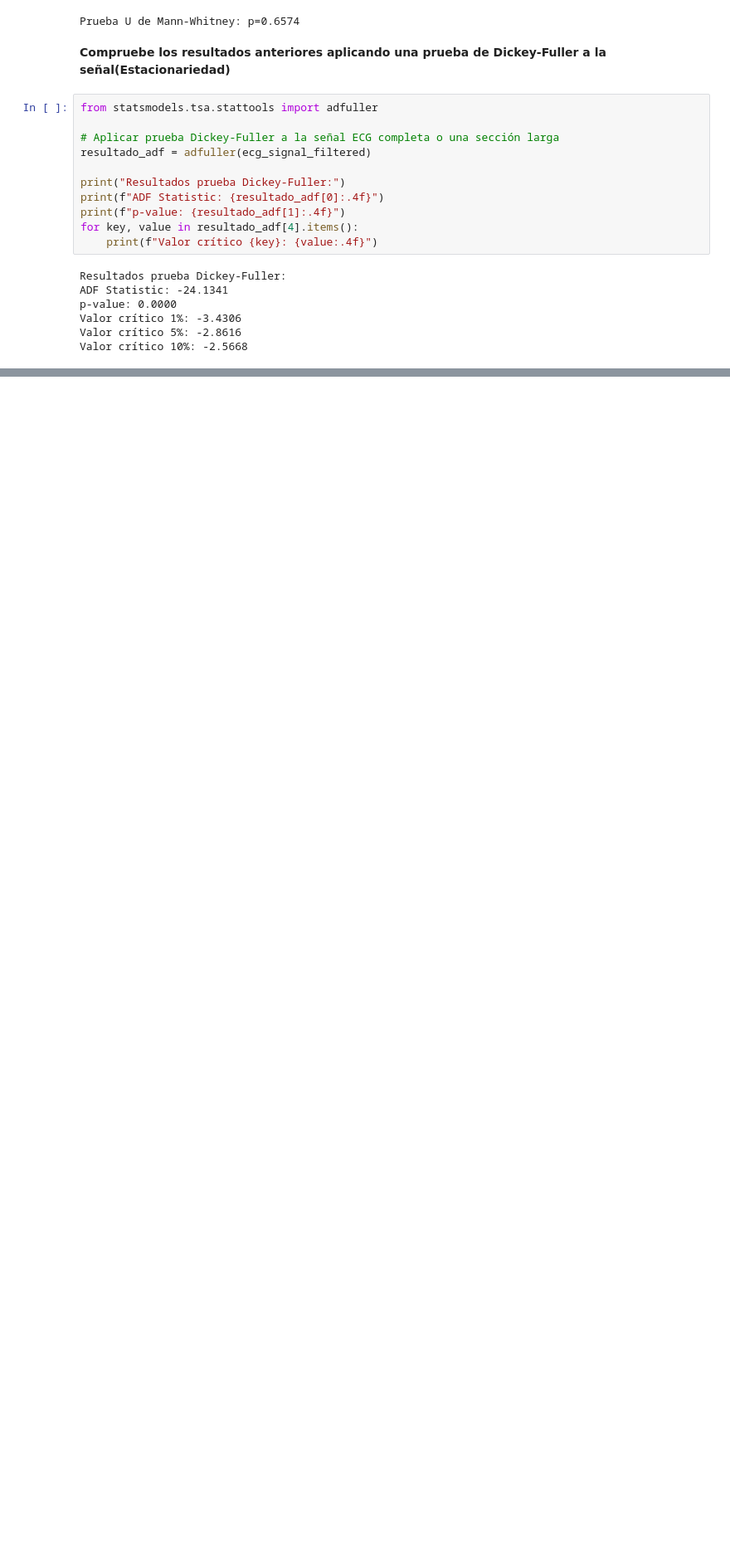
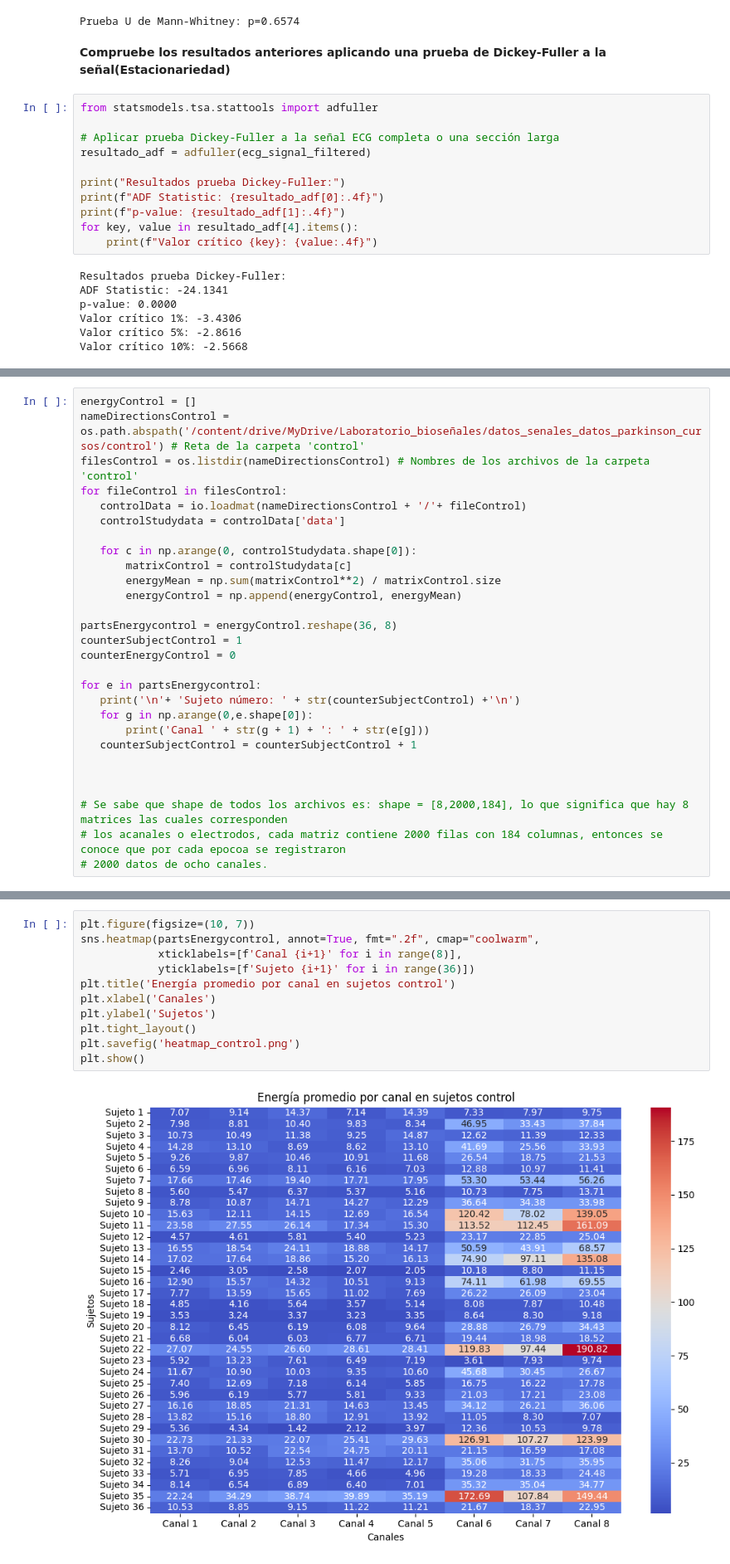
Before and after one commit to Yuliana2001/lab3_biosenales, a Jupyter notebook: lab3.ipynb, the cells around one changed output, grey strips where cells are left out. Shown at 83% size. Drawn from its saved outputs; the diff is of its cells as text; blank space fills up the shorter version.

```diff
--- a/lab3.ipynb
+++ b/lab3.ipynb
@@ -449,0 +473,28 @@ Valor crítico 10%: -2.5668
+# %%
+energyControl = []
+nameDirectionsControl = os.path.abspath('/content/drive/MyDrive/Laboratorio_bioseñales/datos_senales_datos_parkinson_cursos/control') # Reta de la carpeta 'control'
+filesControl = os.listdir(nameDirectionsControl) # Nombres de los archivos de la carpeta 'control'
+for fileControl in filesControl:
+   controlData = io.loadmat(nameDirectionsControl + '/'+ fileControl)
+   controlStudydata = controlData['data']
+
+   for c in np.arange(0, controlStudydata.shape[0]):
+       matrixControl = controlStudydata[c]
+       energyMean = np.sum(matrixControl**2) / matrixControl.size
+       energyControl = np.append(energyControl, energyMean)
+
+partsEnergycontrol = energyControl.reshape(36, 8)
+counterSubjectControl = 1
+counterEnergyControl = 0
+
+for e in partsEnergycontrol:
+   print('\n'+ 'Sujeto número: ' + str(counterSubjectControl) +'\n')
+   for g in np.arange(0,e.shape[0]):
+       print('Canal ' + str(g + 1) + ': ' + str(e[g]))
+   counterSubjectControl = counterSubjectControl + 1
+
+
+
+# Se sabe que shape de todos los archivos es: shape = [8,2000,184], lo que significa que hay 8 matrices las cuales corresponden
+# los acanales o electrodos, cada matriz contiene 2000 filas con 184 columnas, entonces se conoce que por cada epocoa se registraron
+# 2000 datos de ocho canales.
@@ -449,0 +519,13 @@ Valor crítico 10%: -2.5668
+# %%
+plt.figure(figsize=(10, 7))
+sns.heatmap(partsEnergycontrol, annot=True, fmt=".2f", cmap="coolwarm",
+            xticklabels=[f'Canal {i+1}' for i in range(8)],
+            yticklabels=[f'Sujeto {i+1}' for i in range(36)])
+plt.title('Energía promedio por canal en sujetos control')
+plt.xlabel('Canales')
+plt.ylabel('Sujetos')
+plt.tight_layout()
+plt.savefig('heatmap_control.png')
+plt.show()
+# %% [output]
+[figure, added]
```
Also changed, not shown: parts of 15 cells of this notebook.
